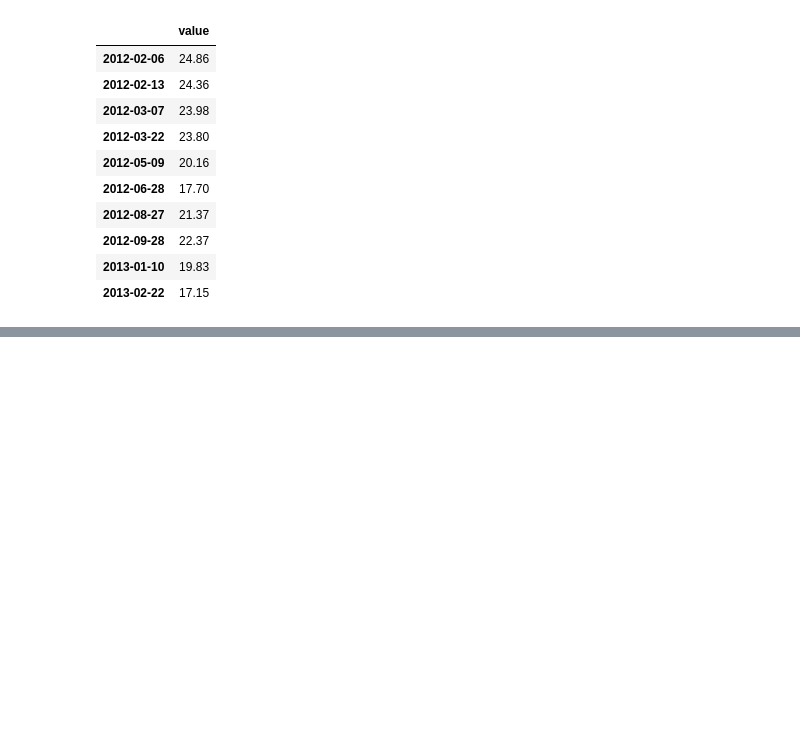
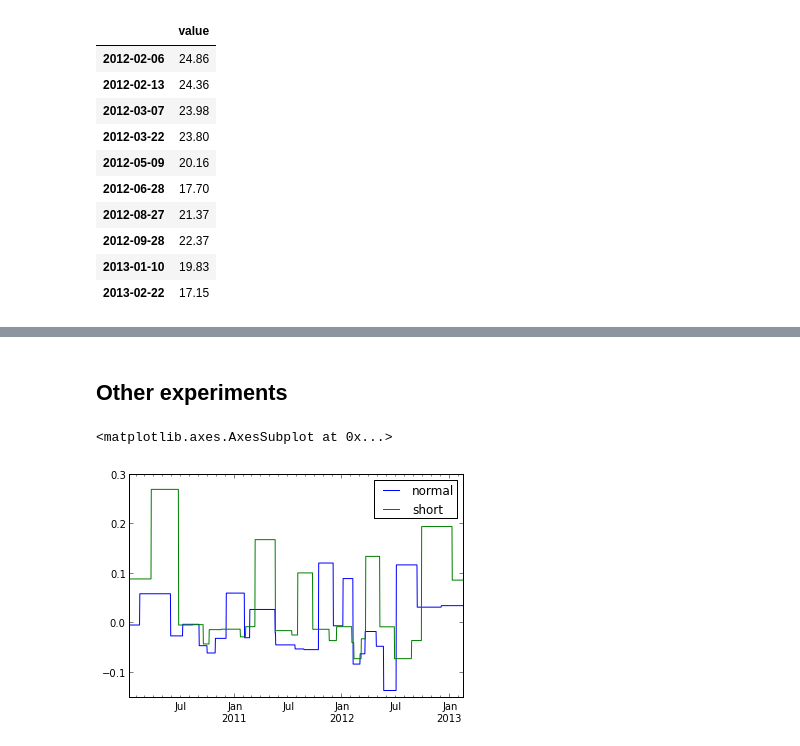
Before and after one commit to rhlobo/bigtempo, a Jupyter notebook: ipy-notebooks/DataSourceProcessor Decoratior.ipynb, the cells around one changed output, grey strips where cells are left out. Cells and saved outputs as stored; diff of their text form; code cells hidden in the pictures; blank space fills up the shorter version.

Commit message:
Still sketching concepts and experiments on notebooks.

```diff
--- a/ipy-notebooks/DataSourceProcessor Decoratior.ipynb
+++ b/ipy-notebooks/DataSourceProcessor Decoratior.ipynb
@@ -282,0 +380,26 @@ engine.evaluate('MACD_Sell_Point', 'PETR4', dt(2012, 1, 1), dt(2013, 3, 1))
+# %% [markdown]
+## Other experiments
+# %%
+def getstat(strat):
+    df_strat = engine.evaluate(strat, 'PETR4', dt(2010, 1, 1), dt(2013, 3, 1))
+    df_strat['duration'] = (df_strat['sell_date'] - df_strat['buy_date']) / 86400000000000L
+    df_strat['value'] = df_strat['sell_value'] - df_strat['buy_value']
+    df_strat['pct'] = (df_strat['sell_value'] - df_strat['buy_value']) / df_strat['buy_value']
+    df_strat['mv_sum'] = pandas.rolling_sum(df_strat['pct'], 10)
+    df_strat['mv_mean'] = pandas.rolling_median(df_strat['pct'], 10)
+    df_strat['sum'] = pandas.rolling_sum(df_strat['pct'], 30)
+    return df_strat
+# %%
+df_a = getstat('MACD_Strategy_Datasource')
+df_b = getstat('Short_MACD_Strategy_Datasource')
+
+def compare(column):
+    df = pandas.DataFrame(index=pandas.date_range(df_a.ix[0].name, df_a.ix[-1].name))
+    df['normal'] = df_a[column]
+    df['short'] = df_b[column]
+    return df.fillna(method='pad')
+# %%
+compare('pct').plot()
+# %% [output]
+<matplotlib.axes.AxesSubplot at 0x...>
+[figure, added]
```
Also changed, not shown: parts of 42 cells of this notebook, 3 other files.
